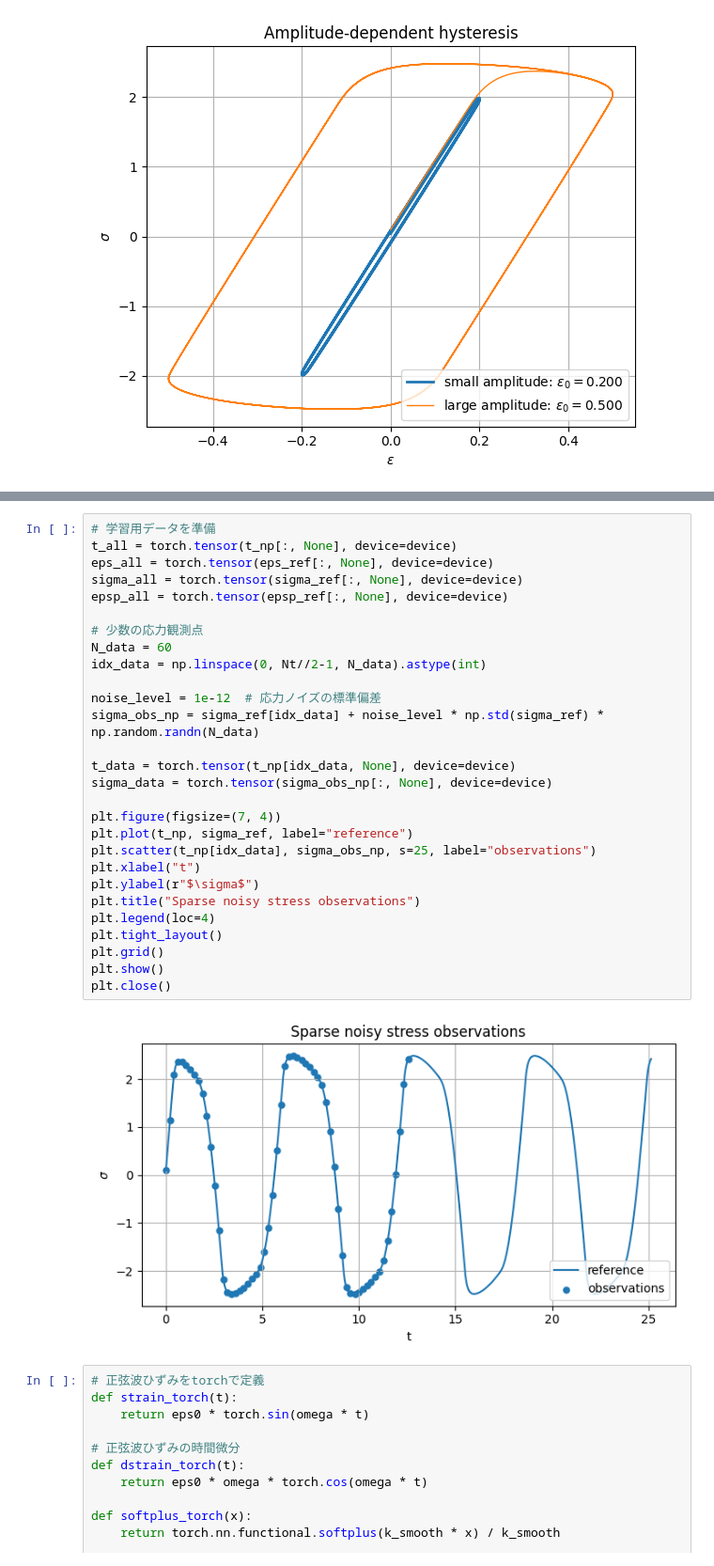
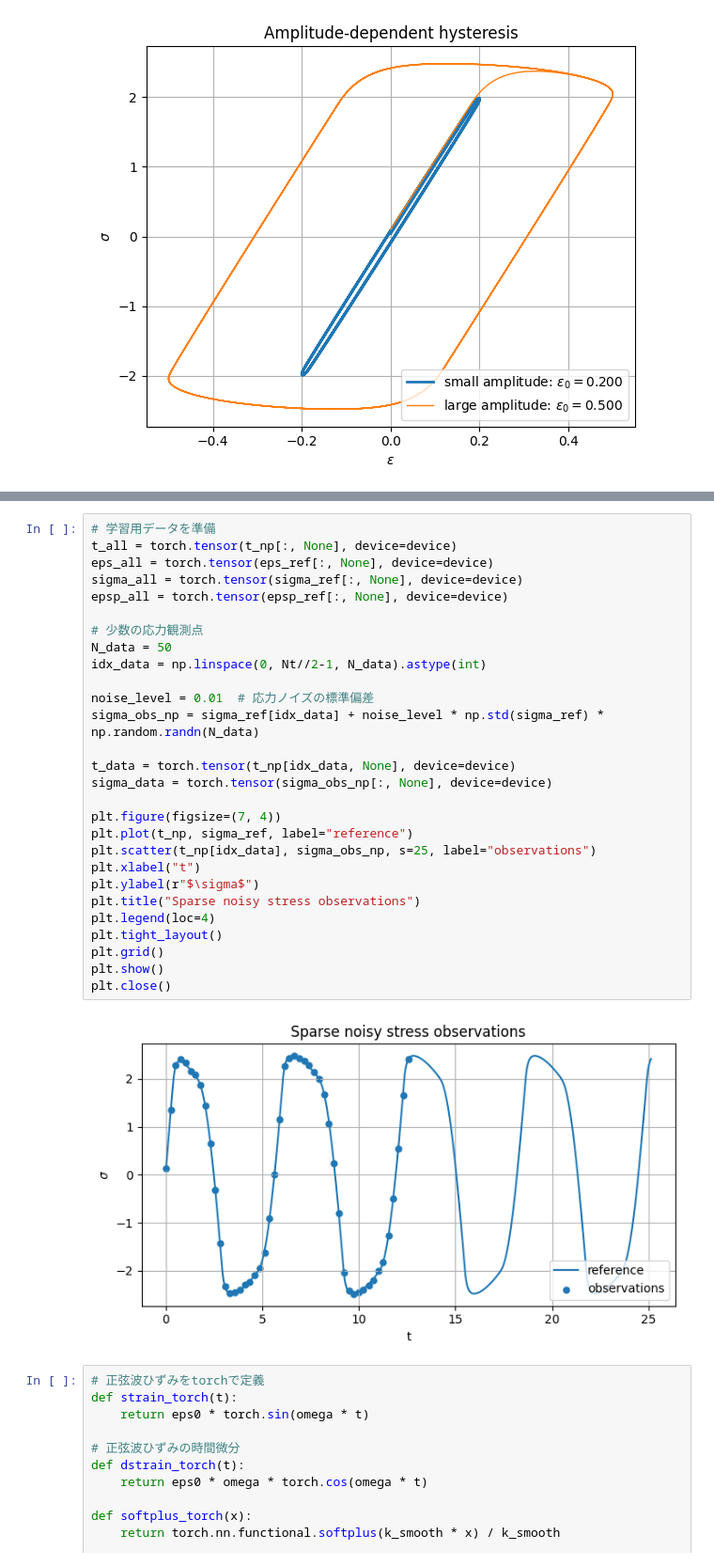
Before and after one commit to itoshin110/Lecture-of-physics-informed-neural-networks, a Jupyter notebook: pinn_elastoviscoplastic_bingham.ipynb, the cells around one changed output, grey strips where cells are left out. Shown at 94% size. Drawn from its saved outputs; the diff is of its cells as text.

```diff
--- a/pinn_elastoviscoplastic_bingham.ipynb
+++ b/pinn_elastoviscoplastic_bingham.ipynb
@@ -419,33 +419,33 @@ r_2(t)
 # %%
 # 学習用データを準備
 t_all = torch.tensor(t_np[:, None], device=device)
 eps_all = torch.tensor(eps_ref[:, None], device=device)
 sigma_all = torch.tensor(sigma_ref[:, None], device=device)
 epsp_all = torch.tensor(epsp_ref[:, None], device=device)
 
 # 少数の応力観測点
-N_data = 60
+N_data = 50
 idx_data = np.linspace(0, Nt//2-1, N_data).astype(int)
 
-noise_level = 1e-12  # 応力ノイズの標準偏差
+noise_level = 0.01  # 応力ノイズの標準偏差
 sigma_obs_np = sigma_ref[idx_data] + noise_level * np.std(sigma_ref) * np.random.randn(N_data)
 
 t_data = torch.tensor(t_np[idx_data, None], device=device)
 sigma_data = torch.tensor(sigma_obs_np[:, None], device=device)
 
 plt.figure(figsize=(7, 4))
 plt.plot(t_np, sigma_ref, label="reference")
 plt.scatter(t_np[idx_data], sigma_obs_np, s=25, label="observations")
 plt.xlabel("t")
 plt.ylabel(r"$\sigma$")
 plt.title("Sparse noisy stress observations")
 plt.legend(loc=4)
 plt.tight_layout()
 plt.grid()
 plt.show()
 plt.close()
 # %% [output]
-[figure, old version]
+[figure, new version]
 # %%
 # 正弦波ひずみをtorchで定義
 def strain_torch(t):
```
Also changed, not shown: parts of 8 cells of this notebook.
